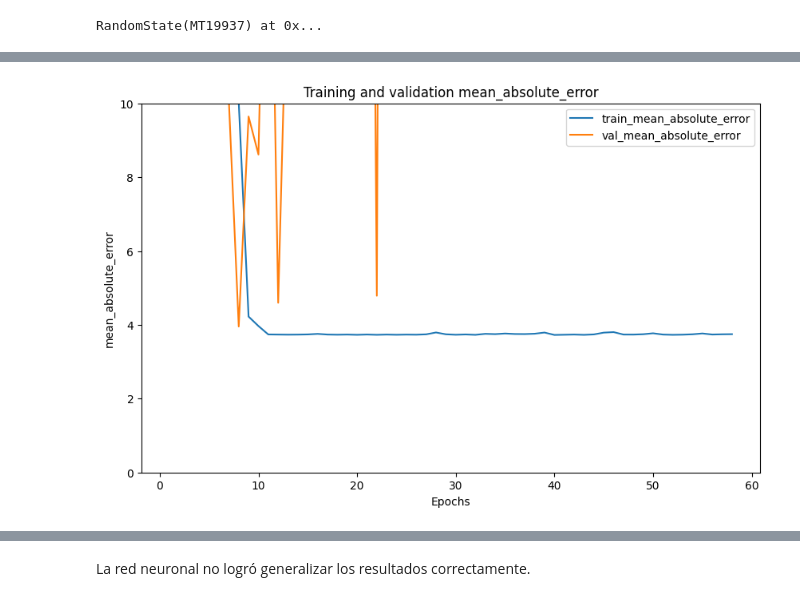
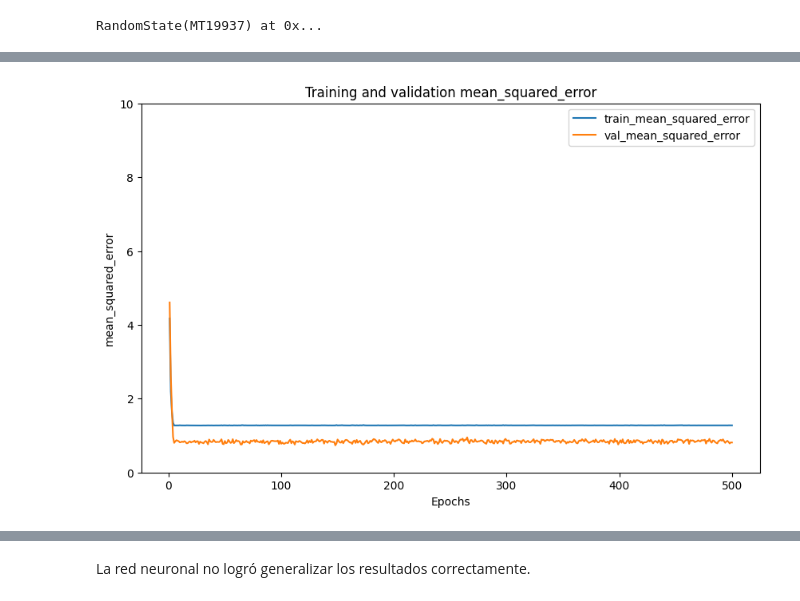
Before and after one commit to MGonza20/Lab2_DataScience, a Jupyter notebook: gasolina.ipynb, the cells around one changed output, grey strips where cells are left out. Saved outputs shown, nothing was run; the diff lists cells and outputs as text; code cells hidden in the pictures.

```diff
--- a/gasolina.ipynb
+++ b/gasolina.ipynb
@@ -248,15 +275,13 @@ superior_df.head()
 # %%
-X = superior_df[['fecha_epoch']]
+X = superior_df[['year', 'month', 'day']]
 y = superior_df[['superior']]
+scaler = StandardScaler()
+y = scaler.fit_transform(y.values.reshape(-1, 1))
 X = np.asarray(X)
 y = np.asarray(y)
-X_train, X_test, y_train, y_test = train_test_split(
-  X,
-  y,
-  test_size=0.20
-)
-train_labels, train_samples = shuffle(y_train,X_train )
-
+# Split the last 10% as validation data
+X_train, X_test, y_train, y_test = train_test_split(X, y, test_size=0.3, shuffle=False)
+y_test = scaler.inverse_transform(y_test)
 seed_value = 2302
 tf.random.set_seed(seed_value)
 np.random.seed(seed_value)
@@ -266,32 +291,23 @@ sklearn.utils.check_random_state(seed_value)
 RandomState(MT19937) at 0x...
 # %%
 model = Sequential([
-    Dense(units=64, input_shape=(1,), activation='tanh'),
-		BatchNormalization(),
-    Dense(64, activation='relu'),
-		BatchNormalization(),
-    Dense(128, activation='relu'),
-		BatchNormalization(),
-    Dense(32, activation='relu'),
+    Dense(units=128, input_shape=(3,), activation='relu'),
+    Dense(300, activation='relu'),
+    Dense(300, activation='relu'),
+    Dense(300, activation='relu'),
     Dense(1)
 ])
-early_stopping = EarlyStopping(
-    monitor='val_loss',
-    patience=50,
-    restore_best_weights=True,
-)
-model.summary()
 model.compile(
-    optimizer='adam', loss='mean_absolute_error',
-    metrics=['mean_absolute_error']
+    optimizer=Adam(learning_rate=0.0000005), loss='mean_squared_error',
+    metrics=['mean_squared_error']
 )
 batched_history = model.fit(
     X_train,
     y_train,
-    epochs=200,
-    validation_split=0.25,
-    batch_size=40,
+    epochs=500,
+    validation_split=0.15,
+    batch_size=20,
     verbose=1,
-    callbacks=[early_stopping]
+    callbacks=[]
 )
 # %% [output]
@@ -315,20 +331,20 @@ Epoch 58/200
 # %%
 %matplotlib inline
 %config InlineBackend.figure_format = 'png'
 def plot_metric(history, metric):
 		plt.figure(figsize=(10, 6))
 		train_metrics = history.history[metric]
 		val_metrics = history.history['val_'+metric]
 		epochs = range(1, len(train_metrics) + 1)
 		plt.plot(epochs, train_metrics)
 		plt.plot(epochs, val_metrics)
 		plt.title('Training and validation '+ metric)
 		plt.xlabel("Epochs")
 		plt.ylabel(metric)
 		plt.legend(["train_"+metric, 'val_'+metric])
 		plt.ylim([0,10])
 		plt.show()
 
-plot_metric(batched_history, 'mean_absolute_error')
+plot_metric(batched_history, 'mean_squared_error')
 # %% [output]
-[figure, old version]
+[figure, new version]
```
Also changed, not shown: parts of 15 cells of this notebook.
